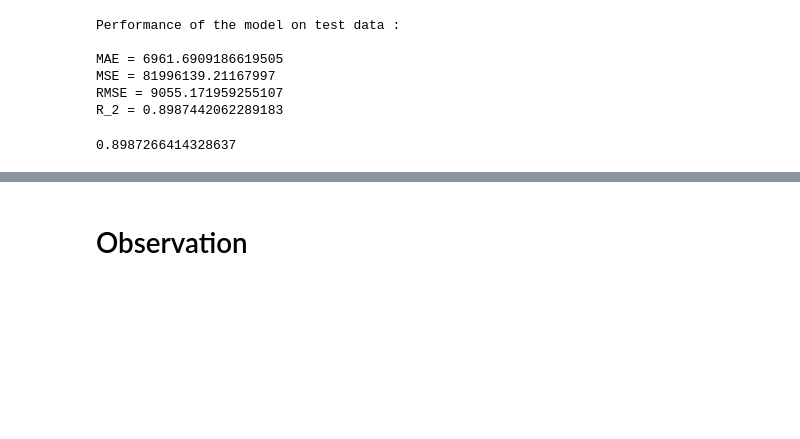
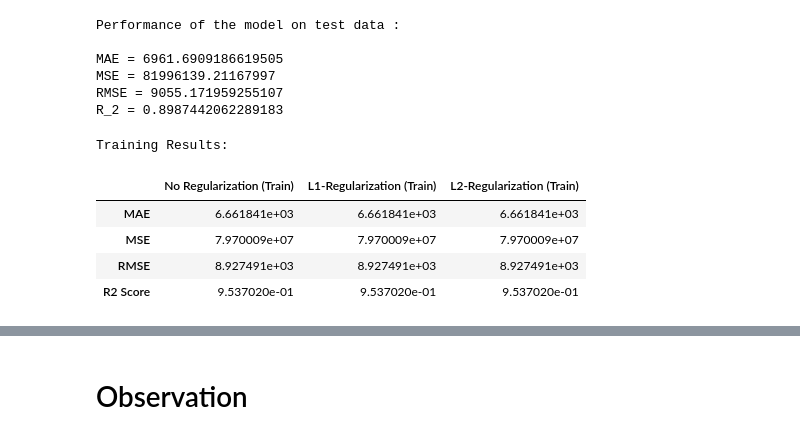
Before and after one commit to 85jahnavi/85jahnavi, a Jupyter notebook: Multiple_Linear_Regression.ipynb, the cells around one changed output, grey strips where cells are left out. Cells and saved outputs as stored; diff of their text form; code cells hidden in the pictures; blank space fills up the shorter version.

```diff
--- a/Multiple_Linear_Regression.ipynb
+++ b/Multiple_Linear_Regression.ipynb
@@ -173,7 +206,17 @@ MAE = 6961.6909186619505
 MSE = 81996139.21167997
 RMSE = 9055.171959255107
 R_2 = 0.8987442062289183
-# %%
-reg.score(X_test, y_test)
-# %% [output]
-0.8987266414328637
+# %%
+#Creating results of train and test data in a table
+def evaluate_model(y_true, y_pred):
+    mae = mean_absolute_error(y_true, y_pred)
+    mse = mean_squared_error(y_true, y_pred)
+    rmse = np.sqrt(mse)
+    r2 = r2_score(y_true, y_pred)
+    return mae, mse, rmse, r2
+# %%
+train_results = {
+    "No Regularization (Train)": evaluate_model(y_train, y_pred1),
+    "L1-Regularization (Train)": evaluate_model(y_train, y_pred1),
+    "L2-Regularization (Train)": evaluate_model(y_train, y_pred1)
+}
@@ -179,0 +229,13 @@ reg.score(X_test, y_test)
+# %%
+train_results_df = pd.DataFrame(train_results, index=["MAE", "MSE", "RMSE", "R2 Score"])
+test_results_df = pd.DataFrame(test_results, index=["MAE", "MSE", "RMSE", "R2 Score"])
+# %%
+print("Training Results:")
+train_results_df
+# %% [output]
+Training Results:
+|  | No Regularization (Train) | L1-Regularization (Train) | L2-Regularization (Train) |
+| MAE | 6.661841e+03 | 6.661841e+03 | 6.661841e+03 |
+| MSE | 7.970009e+07 | 7.970009e+07 | 7.970009e+07 |
+| RMSE | 8.927491e+03 | 8.927491e+03 | 8.927491e+03 |
+| R2 Score | 9.537020e-01 | 9.537020e-01 | 9.537020e-01 |
```
Also changed, not shown: parts of 9 cells of this notebook.
